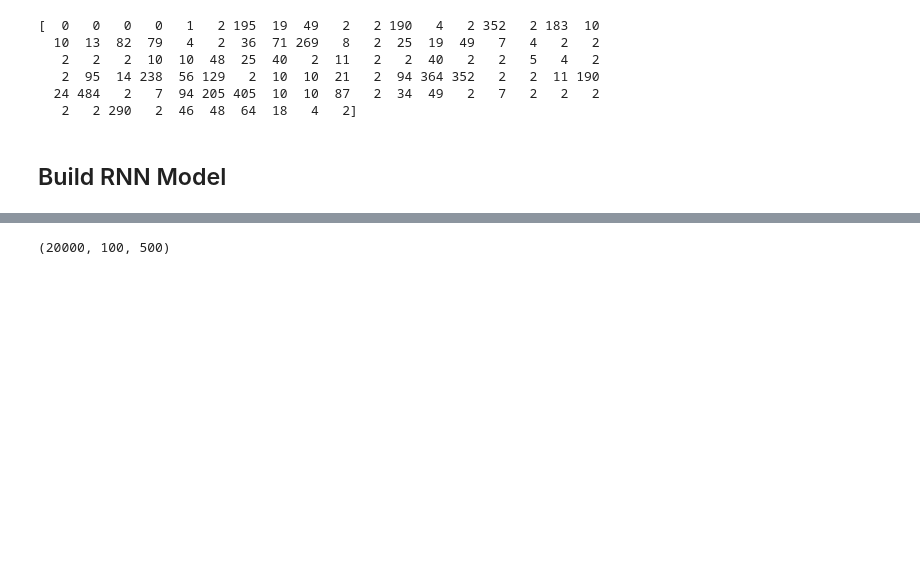
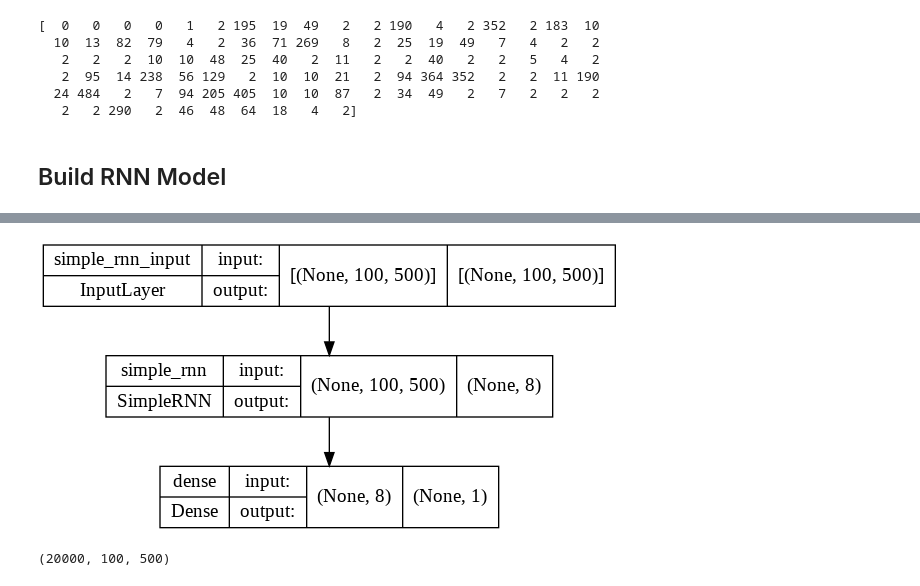
Before and after one commit to EON-LEE/Course-DeepLearning, a Jupyter notebook: Week14.ipynb, the cells around one changed output, grey strips where cells are left out. Cells and saved outputs as stored; diff of their text form; code cells hidden in the pictures; blank space fills up the shorter version.

```diff
--- a/Week14.ipynb
+++ b/Week14.ipynb
@@ -134,3 +147,7 @@ To enable them in other operations, rebuild TensorFlow with the appropriate comp
+# %%
+tf.keras.utils.plot_model(model,  show_shapes=True)
+# %% [output]
+[figure, added]
 # %%
 train_oh = keras.utils.to_categorical(train_seq)
 # %%
```
Also changed, not shown: parts of 3 cells of this notebook.
